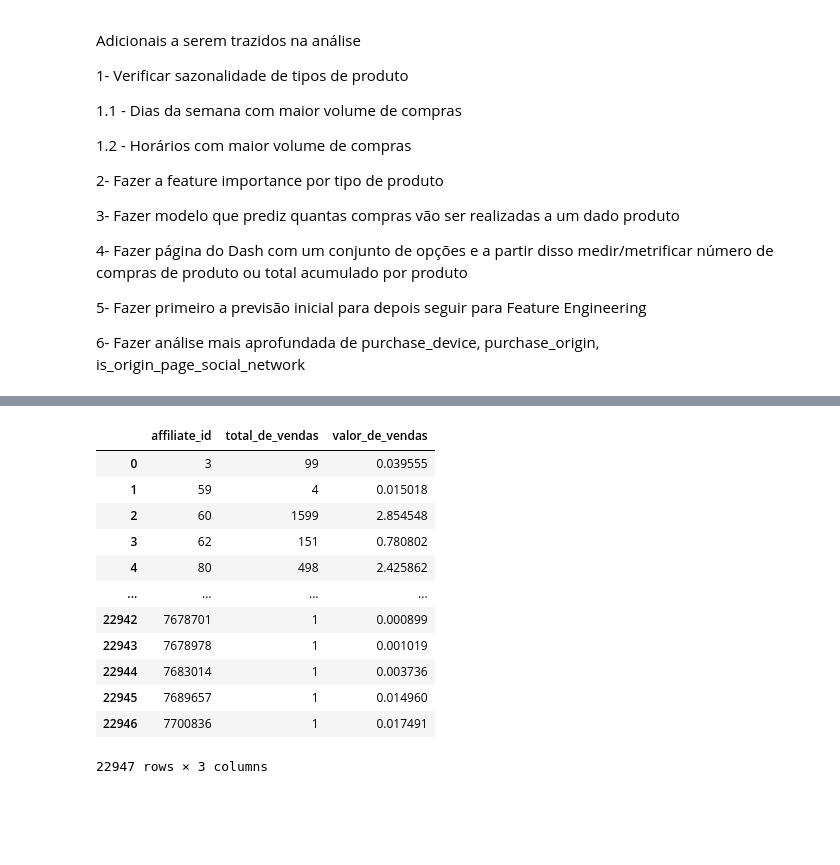
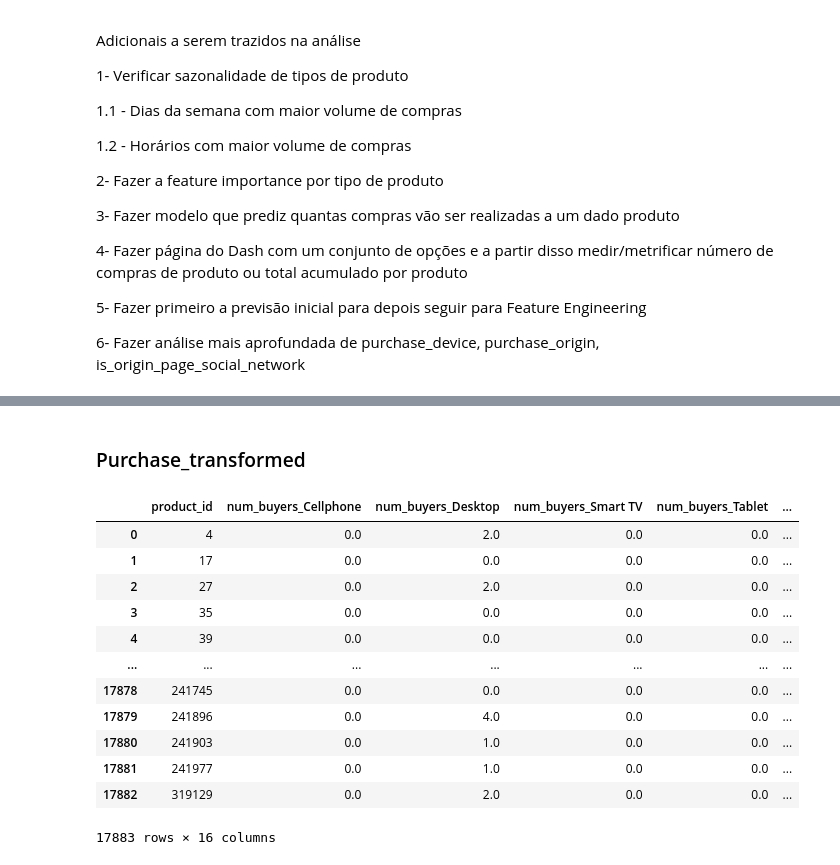
Before and after one commit to jubiss/hotmart_processo_seletivo, a Jupyter notebook: notebooks/analises.ipynb, the cells around one changed output, grey strips where cells are left out. Saved outputs shown, nothing was run; the diff lists cells and outputs as text; code cells hidden in the pictures; blank space fills up the shorter version.

```diff
--- a/notebooks/analises.ipynb
+++ b/notebooks/analises.ipynb
@@ -80,2 +270,14 @@ df = df[['product_id', 'affiliate_id', 'producer_id', 'buyer_id', 'purchase_date
+# %%
+columns = ['product_id', 'affiliate_id', 'producer_id', 'product_category', 'product_niche',
+           'purchase_device', 'purchase_origin', 'is_origin_page_social_network']
+for column in columns:
+    df[column] = df[column].astype(str)
+
+df.groupby(by=['product_id', 'affiliate_id', 'producer_id', 'product_category', 'product_niche',
+               'purchase_device', 'purchase_origin', 'is_origin_page_social_network']).agg(
+                   num_of_sales = ('buyer_id', 'count'),
+                   num_of_buyers = ('buyer_id', 'nunique'),
+                   mean_price = ('purchase_transformed', 'mean'),
+                   total_purchase = ('purchase_transformed', 'sum'))
 # %% [markdown]
 ## Impacto do Affiliate_id no total de vendas
@@ -86 +405,35 @@ Series([], Name: purchase_origin, dtype: object)
+# %% [markdown]
+### Purchase_transformed
+# %%
+aggfunc = {
+    'purchase_transformed': ['sum', 'count'],
+    'buyer_id': 'nunique'
+    }
+pivot_table = df.pivot_table(values=['purchase_transformed', 'buyer_id'], index='product_id', columns='purchase_device', aggfunc=aggfunc)
+new_columns = []
+for col in pivot_table.columns:
+    if (col[0] == 'buyer_id') and (col[1] == 'nunique'):
+        new_columns.append(f'num_buyers_{col[2]}')
+    if (col[0] == 'purchase_transformed') and (col[1] == 'count'):
+        new_columns.append(f'vollume_sell_{col[2]}')
+    if (col[0] == 'purchase_transformed') and (col[1] == 'sum'):
+        new_columns.append(f'total_sell_{col[2]}')
+pivot_table.columns = new_columns
+pivot_table = pivot_table.reset_index().fillna(0)
+# %%
+pivot_table
+# %% [output]
+|  | product_id | num_buyers_Cellphone | num_buyers_Desktop | num_buyers_Smart TV | num_buyers_Tablet | ... |
+| 0 | 4 | 0.0 | 2.0 | 0.0 | 0.0 | ... |
+| 1 | 17 | 0.0 | 0.0 | 0.0 | 0.0 | ... |
+| 2 | 27 | 0.0 | 2.0 | 0.0 | 0.0 | ... |
+| 3 | 35 | 0.0 | 0.0 | 0.0 | 0.0 | ... |
+| 4 | 39 | 0.0 | 0.0 | 0.0 | 0.0 | ... |
+| ... | ... | ... | ... | ... | ... | ... |
+| 17878 | 241745 | 0.0 | 0.0 | 0.0 | 0.0 | ... |
+| 17879 | 241896 | 0.0 | 4.0 | 0.0 | 0.0 | ... |
+| 17880 | 241903 | 0.0 | 1.0 | 0.0 | 0.0 | ... |
+| 17881 | 241977 | 0.0 | 1.0 | 0.0 | 0.0 | ... |
+| 17882 | 319129 | 0.0 | 2.0 | 0.0 | 0.0 | ... |
+17883 rows × 16 columns
 # %%
@@ -91,21 +444,5 @@ affiliate = df.groupby(['affiliate_id']).agg(total_de_vendas = ('product_id', 'c
                                                valor_de_vendas = ('purchase_transformed', 'sum')
                                                ).reset_index()
-# %%
-affiliate[]
-# %% [output]
-|  | affiliate_id | total_de_vendas | valor_de_vendas |
-| 0 | 3 | 99 | 0.039555 |
-| 1 | 59 | 4 | 0.015018 |
-| 2 | 60 | 1599 | 2.854548 |
-| 3 | 62 | 151 | 0.780802 |
-| 4 | 80 | 498 | 2.425862 |
-| ... | ... | ... | ... |
-| 22942 | 7678701 | 1 | 0.000899 |
-| 22943 | 7678978 | 1 | 0.001019 |
-| 22944 | 7683014 | 1 | 0.003736 |
-| 22945 | 7689657 | 1 | 0.014960 |
-| 22946 | 7700836 | 1 | 0.017491 |
-22947 rows × 3 columns
 # %%
 prod_buy = df.groupby(['product_id', 'buyer_id']).agg(count = ('purchase_id', 'count'))
 prod_buy[prod_buy['count'] > 2]
```
Also changed, not shown: parts of 21 cells of this notebook, 15 other files.
